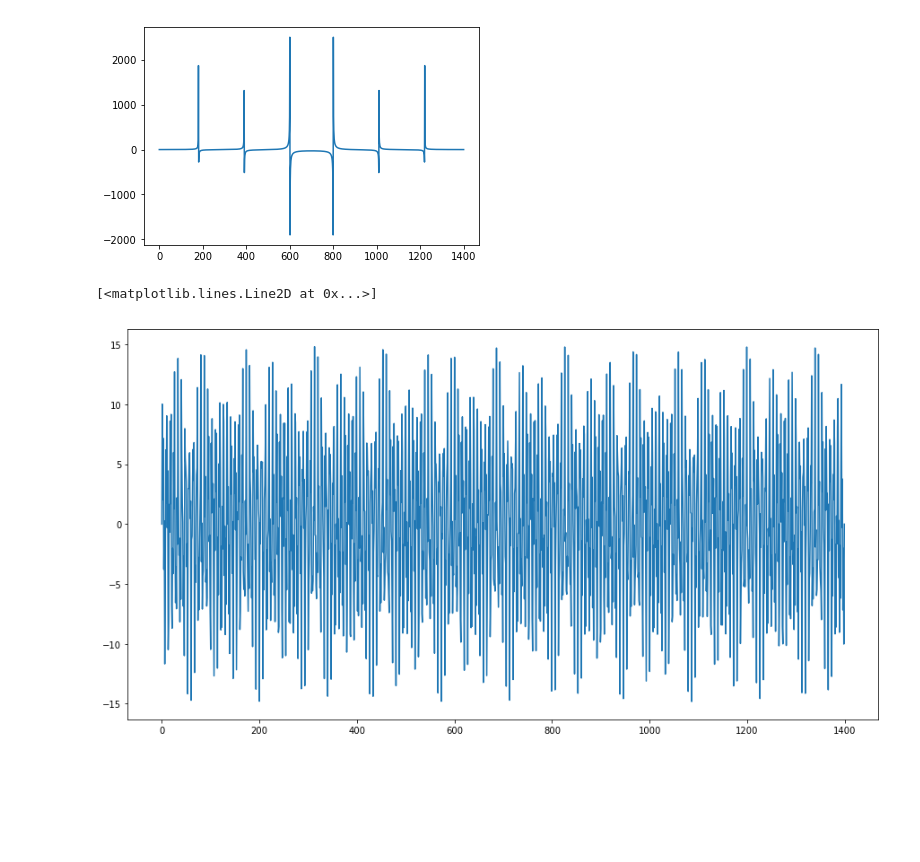
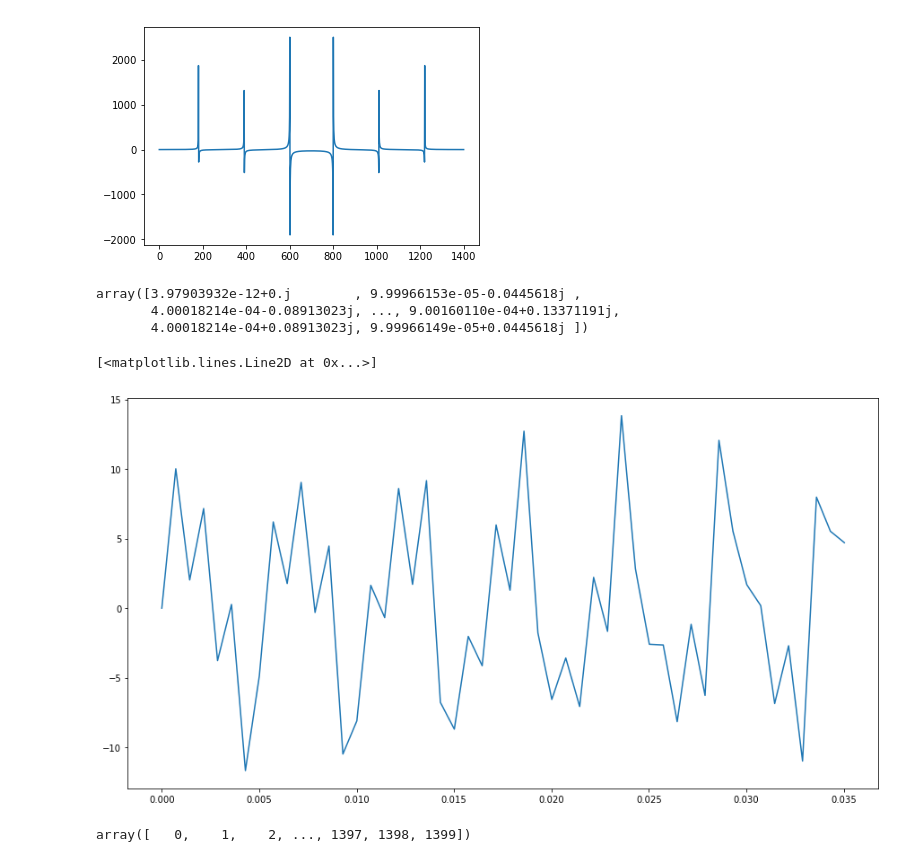
Before and after one commit to colorfulclouds/tensorflow2, a Jupyter notebook: dsp/demo test.ipynb, the cells around one changed output. Drawn from its saved outputs; the diff is of its cells as text; code cells hidden in the pictures; blank space fills up the shorter version.

```diff
--- a/dsp/demo test.ipynb
+++ b/dsp/demo test.ipynb
@@ -75,9 +75,19 @@ plt.plot(np.arange(len(transformed)) , transformed.real)
 # %% [output]
 [<matplotlib.lines.Line2D at 0x...>]
 [figure]
+# %%
+transformed
+# %% [output]
+array([3.97903932e-12+0.j        , 9.99966153e-05-0.0445618j ,
+       4.00018214e-04-0.08913023j, ..., 9.00160110e-04+0.13371191j,
+       4.00018214e-04+0.08913023j, 9.99966149e-05+0.0445618j ])
 # %%
 plt.figure(figsize=(15,8))
-plt.plot(wave)
+plt.plot(x[:50] , wave[:50])
 # %% [output]
 [<matplotlib.lines.Line2D at 0x...>]
-[figure, old version]
+[figure, new version]
+# %%
+np.arange(len(transformed))
+# %% [output]
+array([   0,    1,    2, ..., 1397, 1398, 1399])
```
